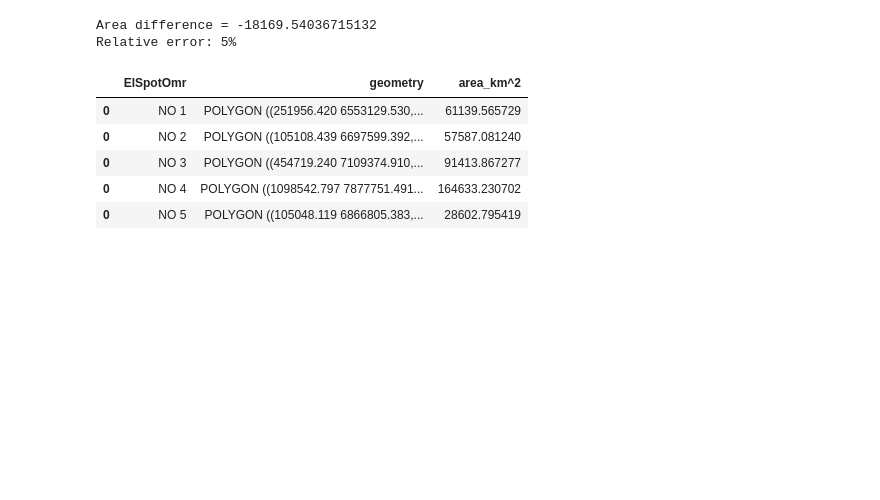
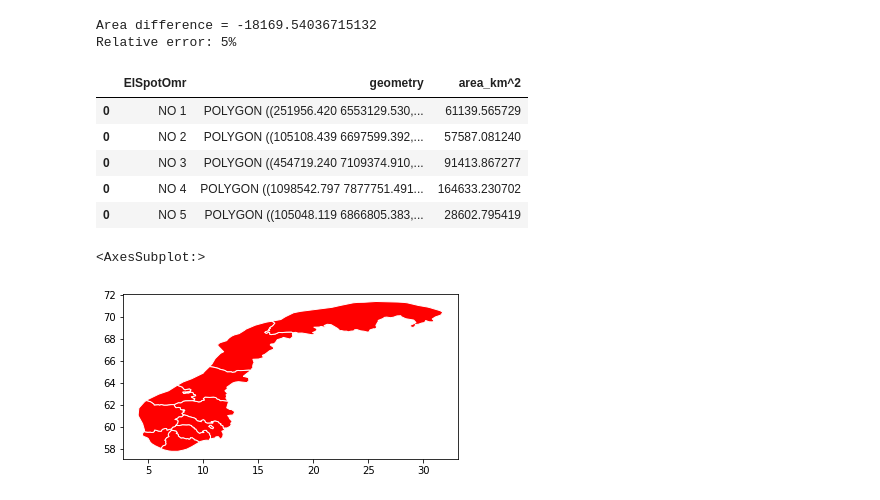
Before and after one commit to Norskeaksel/Code_for_master, a Jupyter notebook: geojsons/Norway_In_Geopandas.ipynb, the cells around one changed output. Drawn from its saved outputs; the diff is of its cells as text; code cells hidden in the pictures; blank space fills up the shorter version.

```diff
--- a/geojsons/Norway_In_Geopandas.ipynb
+++ b/geojsons/Norway_In_Geopandas.ipynb
@@ -45,5 +45,8 @@ Relative error: 5%
 # %%
 Counties = gpd.read_file('fylker_komprimert.json')
 # %%
-#Counties.plot(color='red', edgecolor='white')
+Counties.plot(color='red', edgecolor='white')
+# %% [output]
+<AxesSubplot:>
+[figure, added]
 # %%
```
Also changed, not shown: parts of 2 cells of this notebook, 14 other files.
